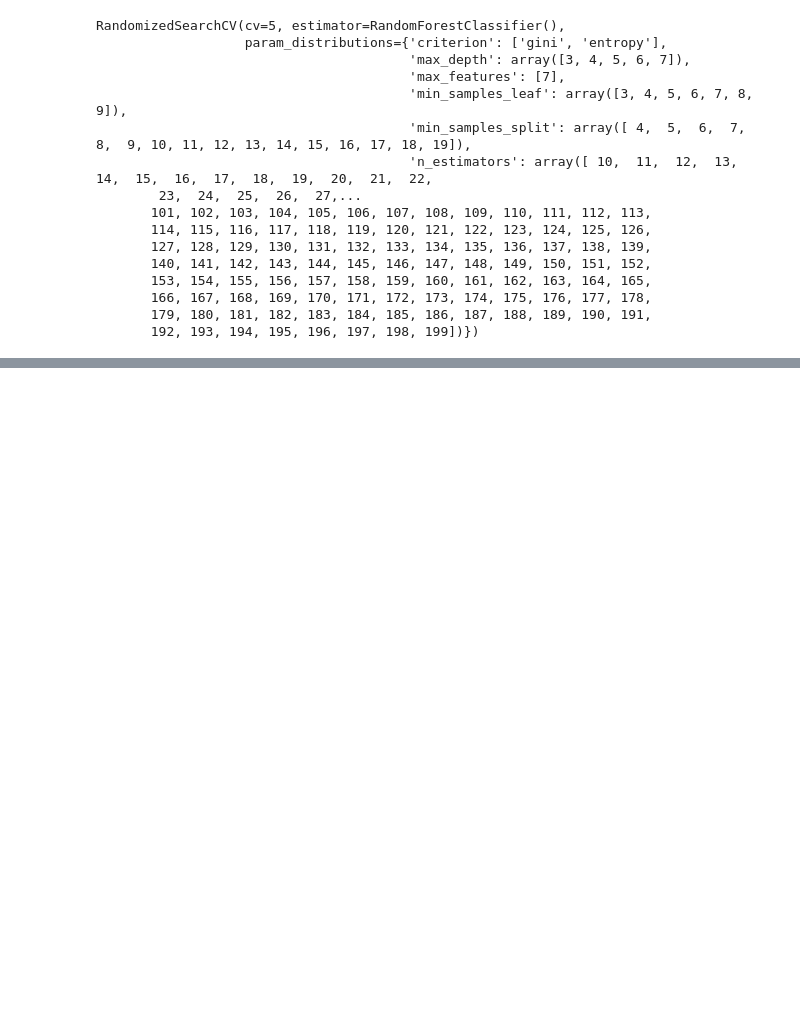
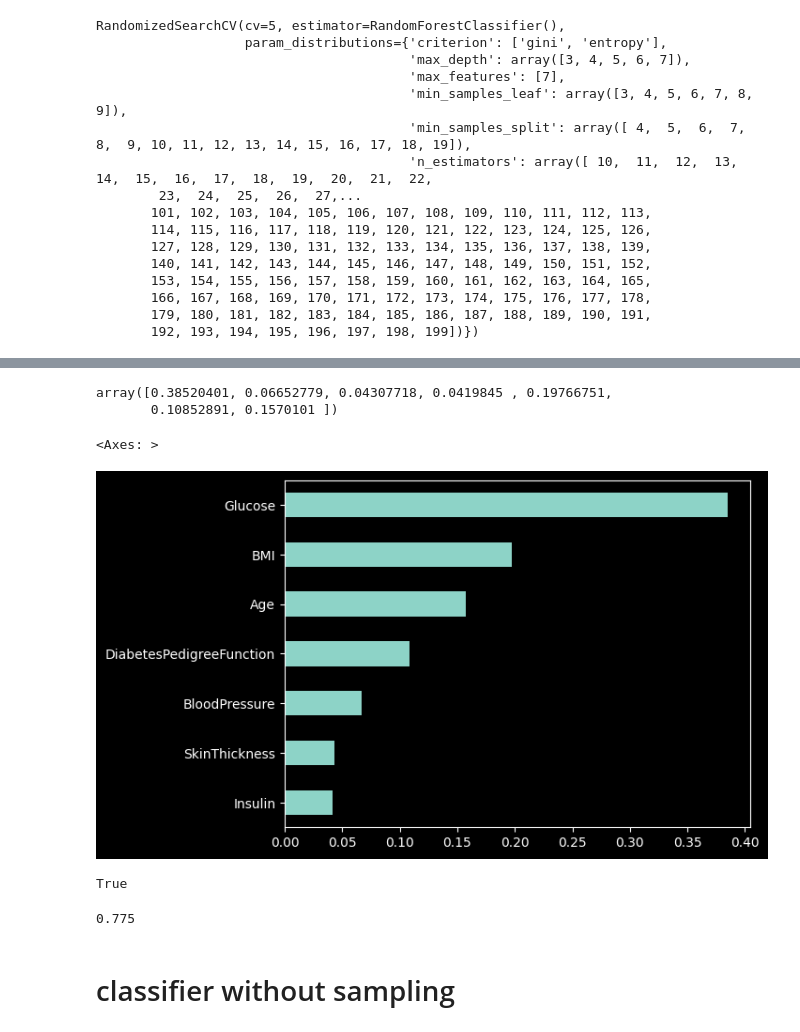
Before and after one commit to abhishek2young/Python-Hands-ON, a Jupyter notebook: Random_forest_clf.ipynb, the cells around one changed output, grey strips where cells are left out. Cells and saved outputs as stored; diff of their text form; code cells hidden in the pictures; blank space fills up the shorter version.

```diff
--- a/Random_forest_clf.ipynb
+++ b/Random_forest_clf.ipynb
@@ -333,0 +628,3 @@ RandomForestClassifier(max_depth=6, max_features=7, min_samples_leaf=6,
+# %%
+rf_model = RandomForestClassifier()
+rf_model.fit(x_train, y_train)
@@ -333,0 +701,13 @@ RandomForestClassifier(max_depth=6, max_features=7, min_samples_leaf=6,
+# %%
+rf_model = RandomForestClassifier()
+hyperparameters = {"n_estimators":np.arange(10,200),
+                   "criterion":["gini","entropy"],
+                   "max_depth":np.arange(3,8),
+                   "min_samples_split":np.arange(4,20),
+                   "min_samples_leaf":np.arange(3,10),
+                   "max_features":[7],
+                   "random_state":[11],
+                   "oob_score":[True],
+                   "verbose":[2]}
+rscv_rf_model = RandomizedSearchCV(rf_model,hyperparameters,cv=5)
+rscv_rf_model.fit(x_train,y_train)
@@ -333,0 +843,3 @@ RandomForestClassifier(max_depth=6, max_features=7, min_samples_leaf=6,
+# %%
+rf_model = rscv_rf_model.best_estimator_
+rf_model.fit(x_train, y_train)
@@ -333,0 +947,23 @@ RandomForestClassifier(max_depth=6, max_features=7, min_samples_leaf=6,
+# %%
+rf_model.feature_importances_
+# %% [output]
+array([0.38520401, 0.06652779, 0.04307718, 0.0419845 , 0.19766751,
+       0.10852891, 0.1570101 ])
+# %%
+array = rf_model.feature_importances_
+# %%
+s1=pd.Series(array,index=x.columns)
+s1.sort_values().plot(kind="barh")
+# %% [output]
+<Axes: >
+[figure, added]
+# %%
+rf_model.oob_score
+# %% [output]
+True
+# %%
+rf_model.oob_score_
+# %% [output]
+0.775
+# %% [markdown]
+# classifier without sampling
```
Also changed, not shown: parts of 87 cells of this notebook, 1 other file.
